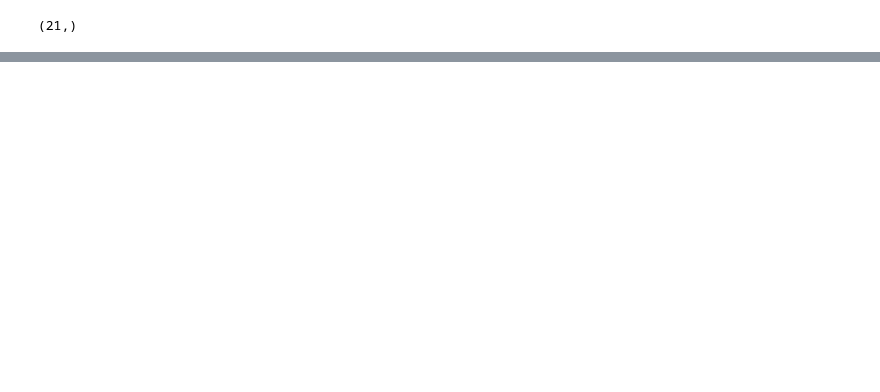
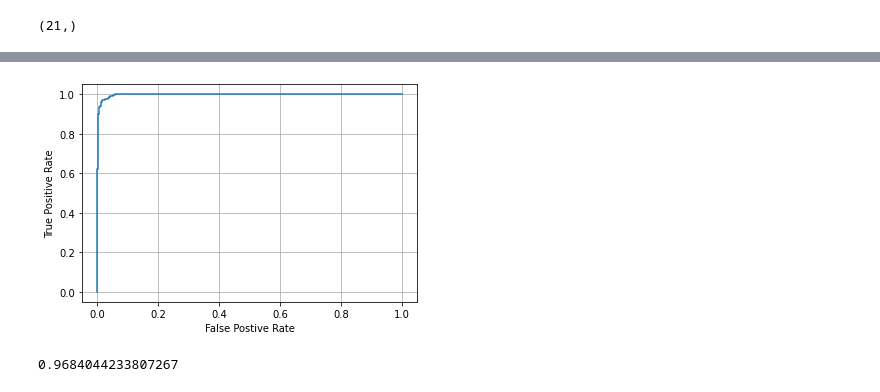
Before and after one commit to NguyenThanhAI/Advanced_Optimization_Exercises_2, a Jupyter notebook: optimize.ipynb, the cells around one changed output, grey strips where cells are left out. Saved outputs shown, nothing was run; the diff lists cells and outputs as text; code cells hidden in the pictures; blank space fills up the shorter version.

```diff
--- a/optimize.ipynb
+++ b/optimize.ipynb
@@ -174,0 +189,21 @@ array([  1.38443971,   1.52150222,  -1.82773335,  -2.12687362,
+# %%
+fpr, tpr, thresholds = roc_curve(y_test, val_prob)
+
+plt.plot(fpr, tpr)
+plt.xlabel("False Postive Rate")
+plt.ylabel("True Positive Rate")
+plt.grid()
+# %% [output]
+[figure, added]
+# %%
+from sklearn.linear_model import LogisticRegression
+
+clf = LogisticRegression(random_state=100).fit(x, y)
+
+val_prob = clf.predict_proba(x_test)
+val_predict = np.argmax(val_prob, axis=1)
+val_acc = (val_predict == y_test).sum()/y_test.shape[0]
+
+val_acc
+# %% [output]
+0.9684044233807267
```
Also changed, not shown: parts of 15 cells of this notebook, 1 other file.
